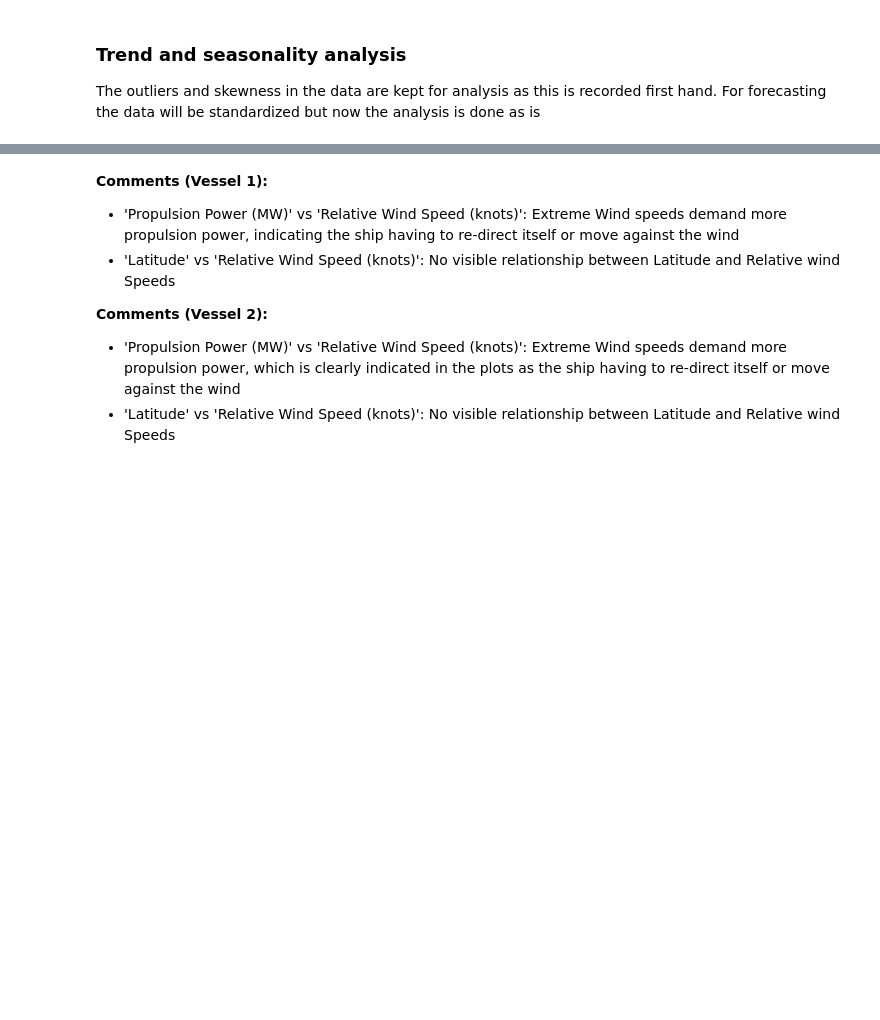
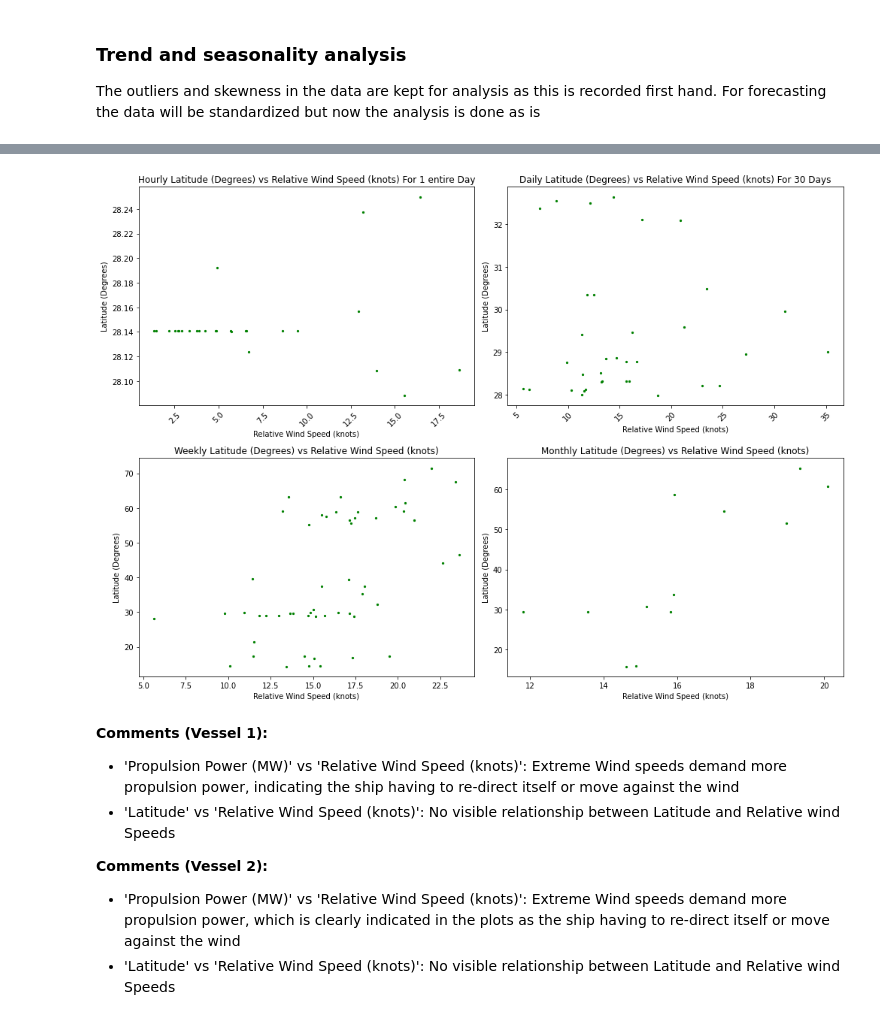
Before and after one commit to AKktk/Cruise_Performance_Analysis, a Jupyter notebook: eda.ipynb, the cells around one changed output, grey strips where cells are left out. Cells and saved outputs as stored; diff of their text form; code cells hidden in the pictures; blank space fills up the shorter version.

```diff
--- a/eda.ipynb
+++ b/eda.ipynb
@@ -200,3 +273,8 @@ pair_plot(hourly_df, daily_df, weekly_df, monthly_df, 'Propulsion Power (MW)', '
+# %%
+# Pick 2 features from the above list to visualize their relationship with each other over time
+pair_plot(hourly_df, daily_df, weekly_df, monthly_df, 'Latitude (Degrees)', 'Relative Wind Speed (knots)')
+# %% [output]
+[figure, added]
 # %% [markdown]
 **Comments (Vessel 1):**
 - 'Propulsion Power (MW)' vs 'Relative Wind Speed (knots)': Extreme Wind speeds demand more propulsion power, indicating the ship having to re-direct itself or move against the wind
```
Also changed, not shown: parts of 19 cells of this notebook, 1 other file.
